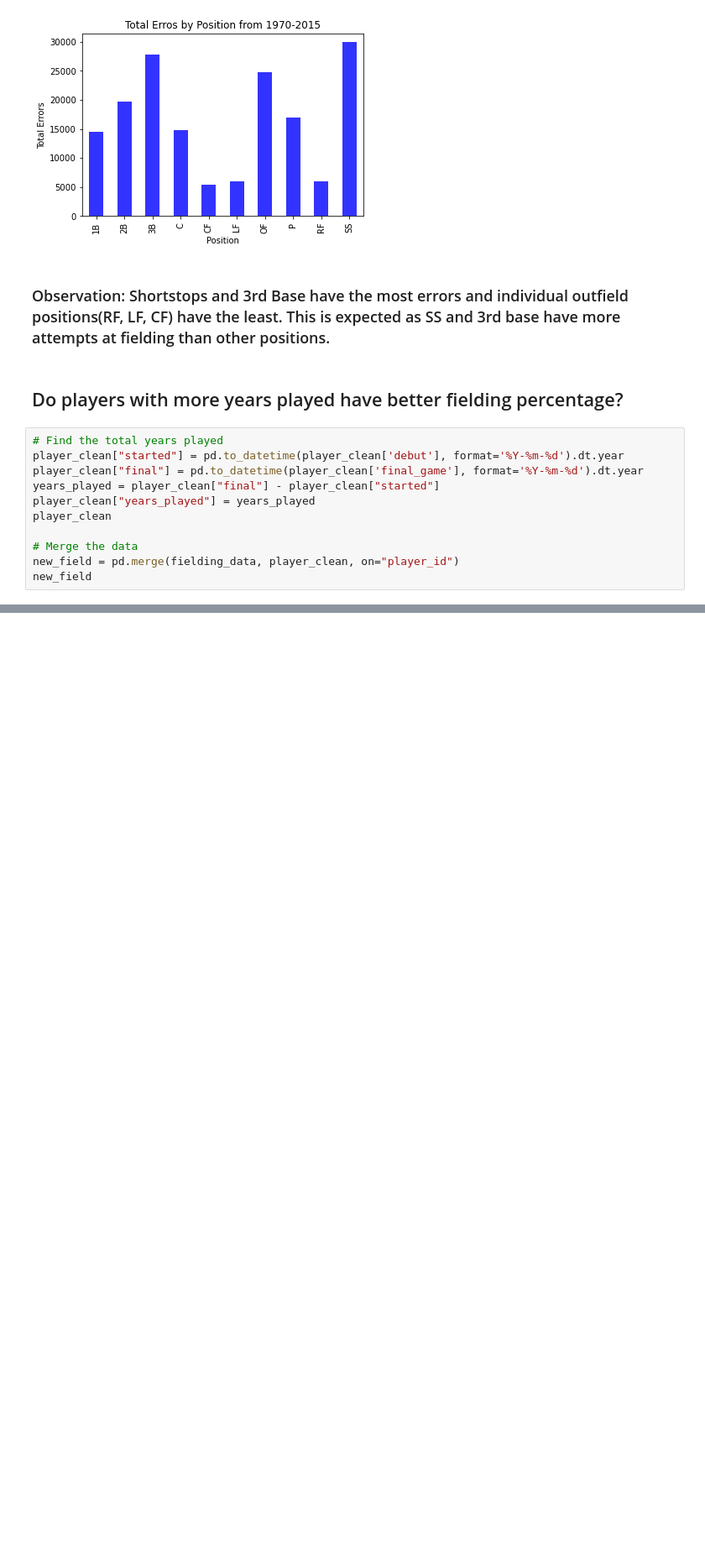
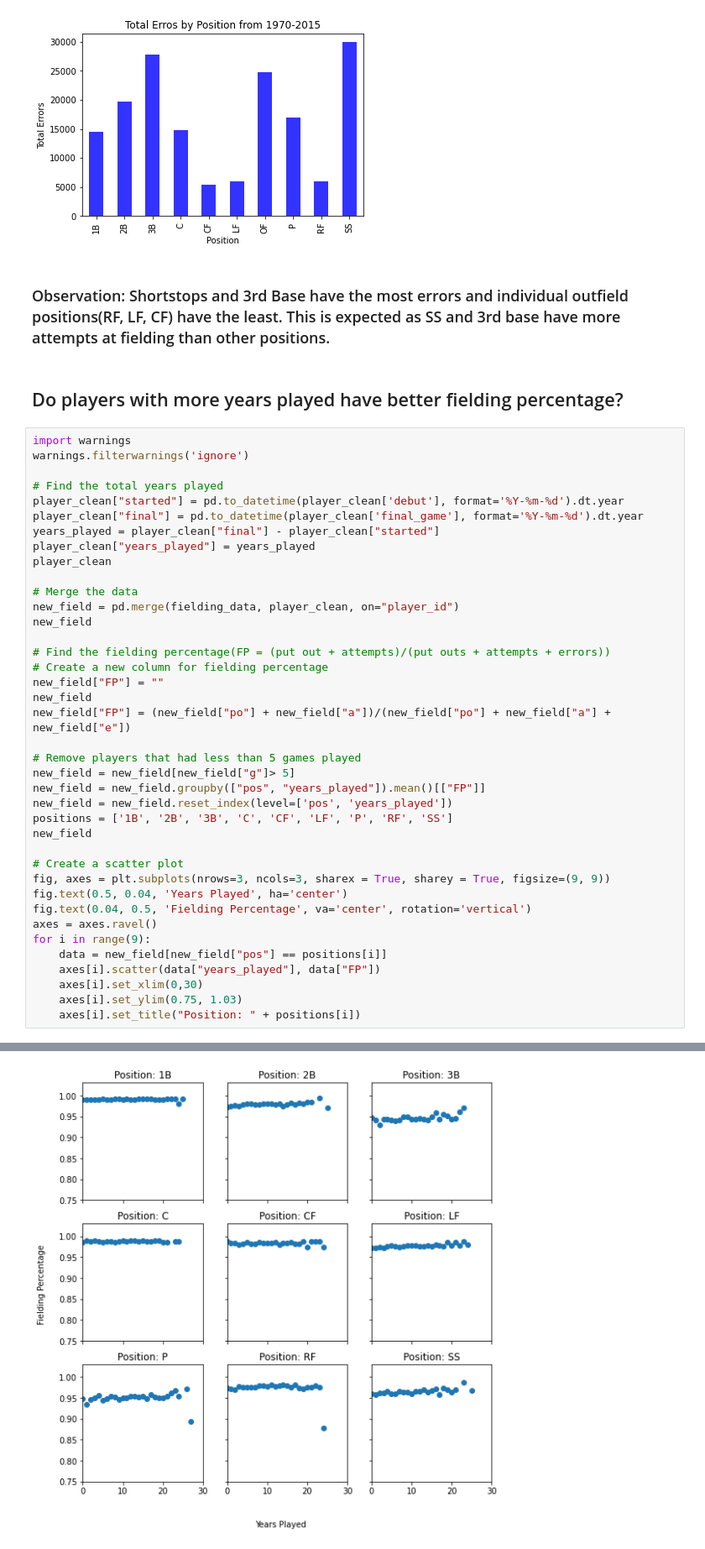
Before and after one commit to akrakowsky/baseball_analysis, a Jupyter notebook: Baseball Stats/baseball_analysis.ipynb, the cells around one changed output, grey strips where cells are left out. Shown at 84% size. Saved outputs shown, nothing was run; the diff lists cells and outputs as text; blank space fills up the shorter version.

Commit message:
Update notebook with years played analysis

```diff
--- a/Baseball Stats/baseball_analysis.ipynb
+++ b/Baseball Stats/baseball_analysis.ipynb
@@ -114,6 +114,9 @@ Text(0, 0.5, 'Total Errors')
 # %% [markdown]
 ## Do players with more years played have better fielding percentage?
 # %%
+import warnings
+warnings.filterwarnings('ignore')
+
 # Find the total years played
 player_clean["started"] = pd.to_datetime(player_clean['debut'], format='%Y-%m-%d').dt.year
 player_clean["final"] = pd.to_datetime(player_clean['final_game'], format='%Y-%m-%d').dt.year
@@ -124,4 +127,29 @@ player_clean
 # Merge the data
 new_field = pd.merge(fielding_data, player_clean, on="player_id")
 new_field
+
+# Find the fielding percentage(FP = (put out + attempts)/(put outs + attempts + errors))
+# Create a new column for fielding percentage
+new_field["FP"] = ""
+new_field
+new_field["FP"] = (new_field["po"] + new_field["a"])/(new_field["po"] + new_field["a"] + new_field["e"])
+
+# Remove players that had less than 5 games played
+new_field = new_field[new_field["g"]> 5]
+new_field = new_field.groupby(["pos", "years_played"]).mean()[["FP"]]
+new_field = new_field.reset_index(level=['pos', 'years_played'])
+positions = ['1B', '2B', '3B', 'C', 'CF', 'LF', 'P', 'RF', 'SS']
+new_field
+
+# Create a scatter plot
+fig, axes = plt.subplots(nrows=3, ncols=3, sharex = True, sharey = True, figsize=(9, 9))
+fig.text(0.5, 0.04, 'Years Played', ha='center')
+fig.text(0.04, 0.5, 'Fielding Percentage', va='center', rotation='vertical')
+axes = axes.ravel()
+for i in range(9):
+    data = new_field[new_field["pos"] == positions[i]]
+    axes[i].scatter(data["years_played"], data["FP"])
+    axes[i].set_xlim(0,30)
+    axes[i].set_ylim(0.75, 1.03)
+    axes[i].set_title("Position: " + positions[i])
 # %% [output]
@@ -156 +156,2 @@ See the caveats in the documentation: https://pandas.pydata.org/pandas-docs/stab
+[figure, added]
 # %% [markdown]
```
Also changed, not shown: parts of 2 cells of this notebook.
